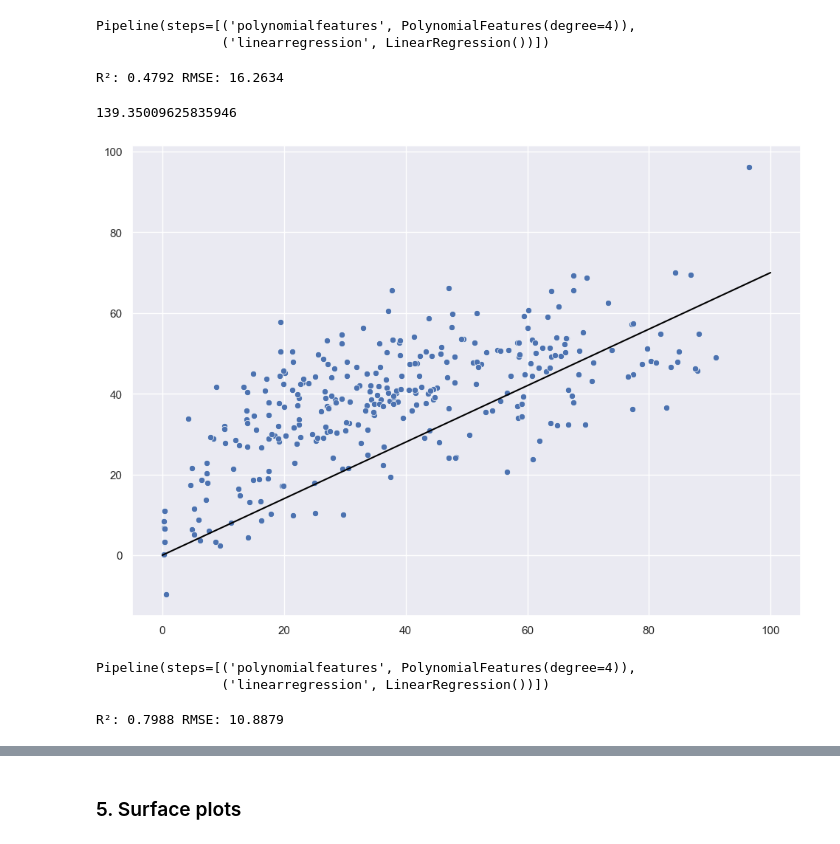
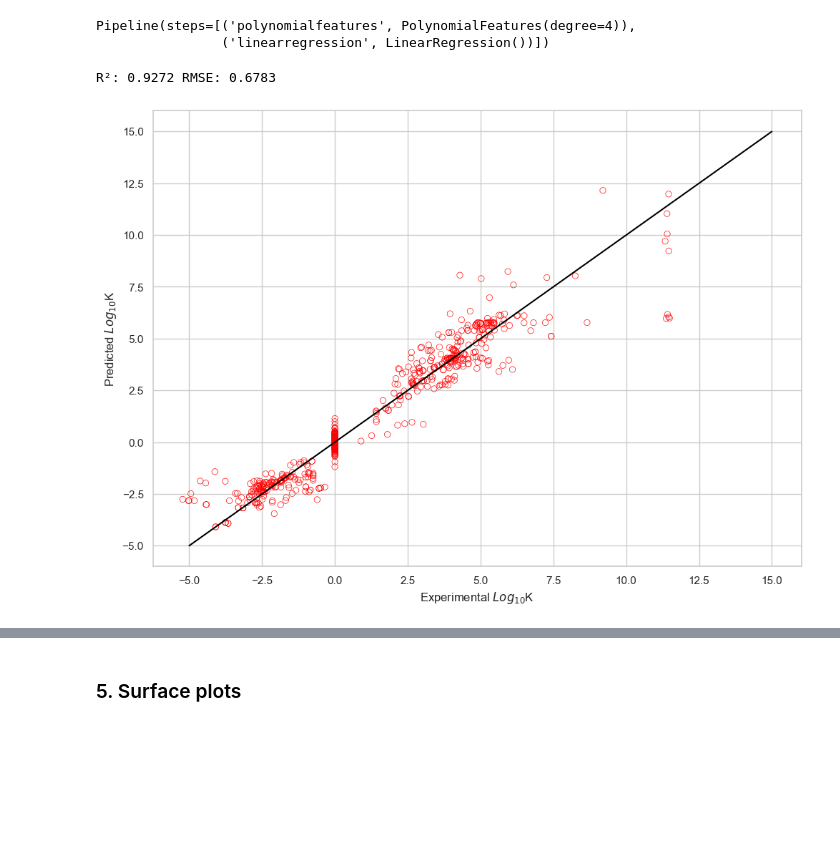
Before and after one commit to Juandhb99/ThermOleo, a Jupyter notebook: ExperimentalData/experimental_data_analysis.ipynb, the cells around one changed output, grey strips where cells are left out. Saved outputs shown, nothing was run; the diff lists cells and outputs as text; code cells hidden in the pictures; blank space fills up the shorter version.

Commit message:
update folder structure and add analysis for regression

```diff
--- a/ExperimentalData/experimental_data_analysis.ipynb
+++ b/ExperimentalData/experimental_data_analysis.ipynb
@@ -622,6 +622,10 @@ result = refined_data.join(
     on=["Ref", "Sub Ref"],
     how="left"
 )
+
+result = result.with_columns(
+    pl.col('Sub Ref').str.slice(0, 1).alias('Sub Ref')
+)
 # %%
 base_columns = [
     'FAME/FAEE',
@@ -714,3 +722,3 @@ plt.show()
 # %%
-K_OIL_df  = result.filter(pl.col("K_OIL") > 0).drop(["Ref", "Sub Ref", "new sub ref"]).to_pandas()
+K_OIL_df  = result.drop(["Ref", "Sub Ref"]).to_pandas()
 K_OIL_corr = K_OIL_df.corr()[["K_OIL"]]
@@ -751,0 +758,8 @@ y = K_FAME_df[["K_FAME/FAEE"]].to_numpy()
+# %%
+sns.set_style("whitegrid")
+sns.scatterplot(x = y.reshape(y.shape[0]), y = y_pred_train.reshape(y_pred_train.shape[0]), facecolor="none", edgecolor="red")
+sns.lineplot(x = [-2, 12], y = [-2, 12], color = "black")
+
+plt.ylabel("Predicted $Log_{10}$K")
+plt.xlabel("Experimental $Log_{10}$K")
+plt.show()
@@ -752,3 +768,6 @@ y = K_FAME_df[["K_FAME/FAEE"]].to_numpy()
+# %%
+X = K_OIL_df[["Temperature (K)","FAME/FAEE_F", "OIL_F", "ACID_F", "WATER_F", "ALCOHOL_F"]].to_numpy()
+y = K_OIL_df[["K_OIL"]].to_numpy()
 # %%
 degree = 4
 model = make_pipeline(PolynomialFeatures(degree), LinearRegression())
@@ -757,21 +776,17 @@ model.fit(X, y)
 Pipeline(steps=[('polynomialfeatures', PolynomialFeatures(degree=4)),
                 ('linearregression', LinearRegression())])
 # %%
-degree = 4
 y_pred_train = model.predict(X)
 r2 = r2_score(y, y_pred_train)
 rmse = root_mean_squared_error(y, y_pred_train)
-RE = np.mean(abs((y_pred_train - y)/y*100))
 print(f"R²: {r2:.4f}", f"RMSE: {rmse:.4f}")
 # %% [output]
-R²: 0.4792 RMSE: 16.2634
+R²: 0.9272 RMSE: 0.6783
-# %%
-np.mean(np.abs((y - y_pred_train)/y * 100))
-# %% [output]
-139.35009625835946
 # %%
-sns.scatterplot(x = y.reshape(y.shape[0]), y = y_pred_train.reshape(y_pred_train.shape[0]))
-sns.lineplot(x = [0, 100], y = [0, 70], color = "black")
+sns.scatterplot(x = y.reshape(y.shape[0]), y = y_pred_train.reshape(y_pred_train.shape[0]), facecolor="none", edgecolor="red")
+sns.lineplot(x = [-5, 15], y = [-5, 15], color = "black")
+plt.ylabel("Predicted $Log_{10}$K")
+plt.xlabel("Experimental $Log_{10}$K")
 plt.show()
 # %% [output]
-[figure, old version]
+[figure, new version]
@@ -781,15 +792,0 @@ y = K_OIL_df[["K_OIL"]].to_numpy()
-# %%
-degree = 4
-model = make_pipeline(PolynomialFeatures(degree), LinearRegression())
-model.fit(X, y)
-# %% [output]
-Pipeline(steps=[('polynomialfeatures', PolynomialFeatures(degree=4)),
-                ('linearregression', LinearRegression())])
-# %%
-degree = 4
-y_pred_train = model.predict(X)
-r2 = r2_score(y, y_pred_train)
-rmse = root_mean_squared_error(y, y_pred_train)
-print(f"R²: {r2:.4f}", f"RMSE: {rmse:.4f}")
-# %% [output]
-R²: 0.7988 RMSE: 10.8879
```
Also changed, not shown: parts of 19 cells of this notebook, 10 other files.
